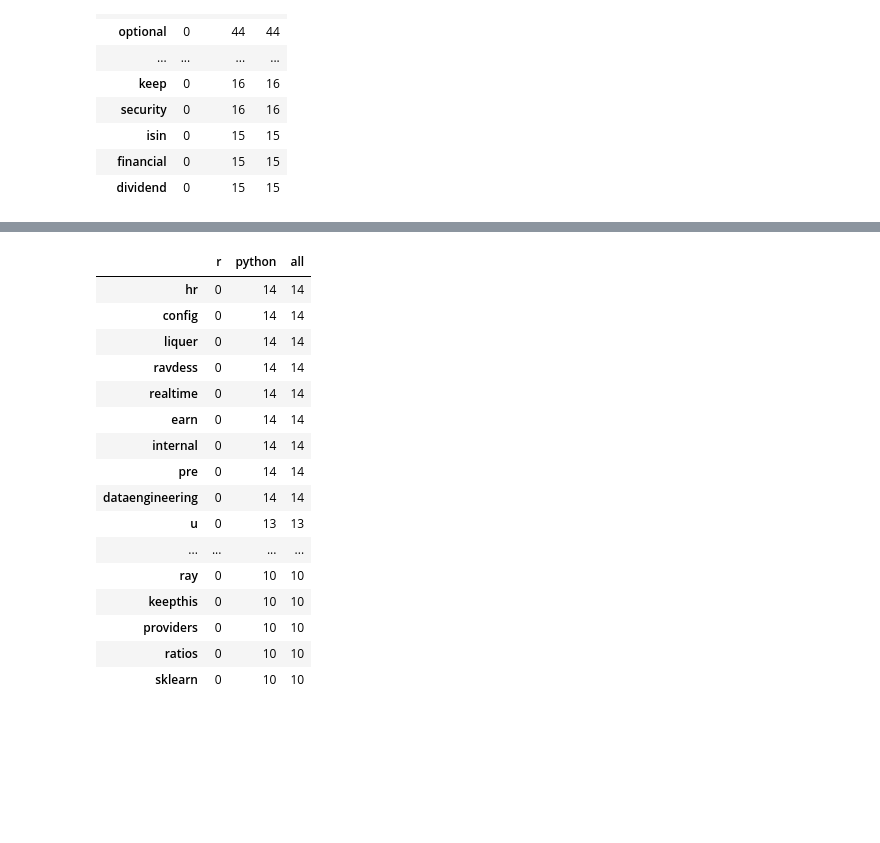
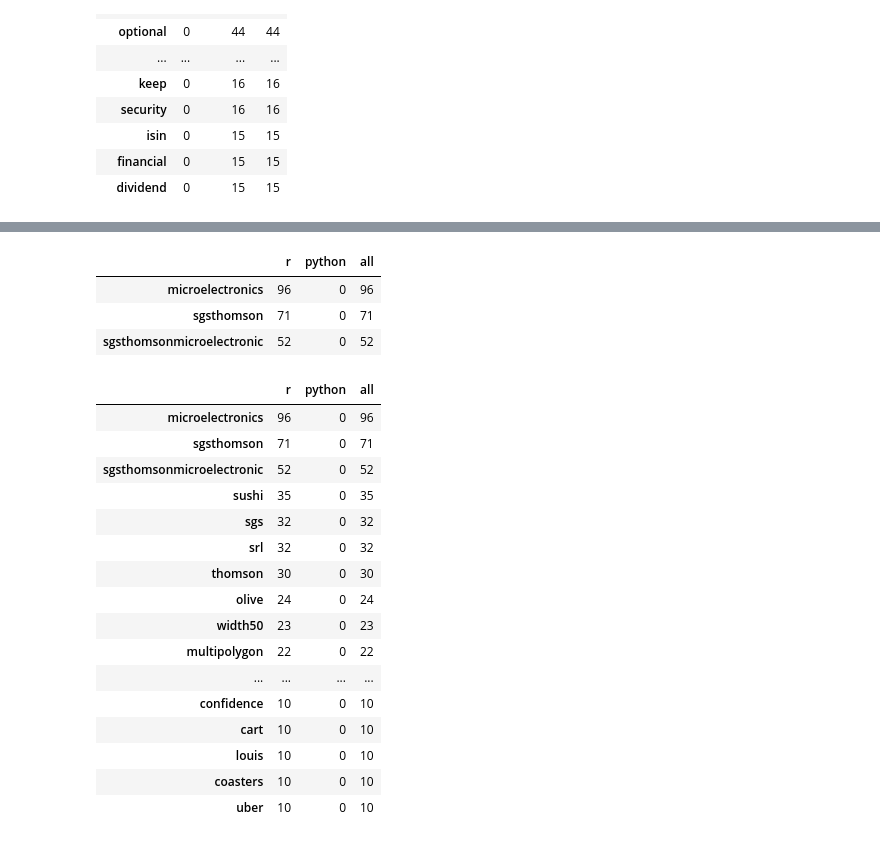
Before and after one commit to Cod-Up-Our-Data/github_language_processing, a Jupyter notebook: explore_r.ipynb, the cells around one changed output, grey strips where cells are left out. Saved outputs shown, nothing was run; the diff lists cells and outputs as text; code cells hidden in the pictures; blank space fills up the shorter version.

```diff
--- a/explore_r.ipynb
+++ b/explore_r.ipynb
@@ -70,0 +77,4 @@ train
+# %%
+train['token_cnt'] = len((''.join(train.iloc[3]['stopped'])).split())
+
+train.head()
@@ -192,20 +271,27 @@ word_counts[(word_counts['r'] == 0)&(word_counts['python'] >= 100)]
+# %%
+word_counts[(word_counts['python'] == 0)&(word_counts['r'] >= 50)]
+# %% [output]
+|  | r | python | all |
+| microelectronics | 96 | 0 | 96 |
+| sgsthomson | 71 | 0 | 71 |
+| sgsthomsonmicroelectronic | 52 | 0 | 52 |
 # %%
-word_counts[(word_counts['r'] == 0)&(word_counts['python'] >= 10)].tail(60)
+word_counts[(word_counts['python'] == 0)&(word_counts['r'] >= 10)].head(60)
 # %% [output]
 |  | r | python | all |
-| hr | 0 | 14 | 14 |
-| config | 0 | 14 | 14 |
-| liquer | 0 | 14 | 14 |
-| ravdess | 0 | 14 | 14 |
-| realtime | 0 | 14 | 14 |
-| earn | 0 | 14 | 14 |
-| internal | 0 | 14 | 14 |
-| pre | 0 | 14 | 14 |
-| dataengineering | 0 | 14 | 14 |
-| u | 0 | 13 | 13 |
+| microelectronics | 96 | 0 | 96 |
+| sgsthomson | 71 | 0 | 71 |
+| sgsthomsonmicroelectronic | 52 | 0 | 52 |
+| sushi | 35 | 0 | 35 |
+| sgs | 32 | 0 | 32 |
+| srl | 32 | 0 | 32 |
+| thomson | 30 | 0 | 30 |
+| olive | 24 | 0 | 24 |
+| width50 | 23 | 0 | 23 |
+| multipolygon | 22 | 0 | 22 |
 | ... | ... | ... | ... |
-| ray | 0 | 10 | 10 |
-| keepthis | 0 | 10 | 10 |
-| providers | 0 | 10 | 10 |
-| ratios | 0 | 10 | 10 |
-| sklearn | 0 | 10 | 10 |
+| confidence | 10 | 0 | 10 |
+| cart | 10 | 0 | 10 |
+| louis | 10 | 0 | 10 |
+| coasters | 10 | 0 | 10 |
+| uber | 10 | 0 | 10 |
```
Also changed, not shown: parts of 26 cells of this notebook, 1 other file.
